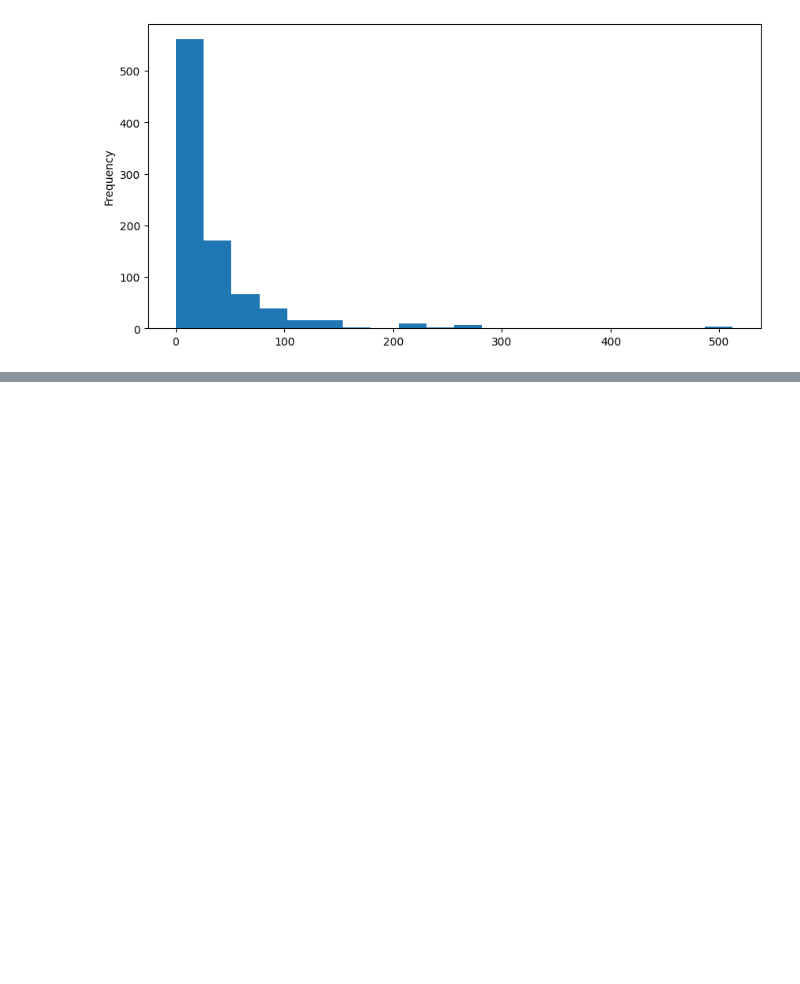
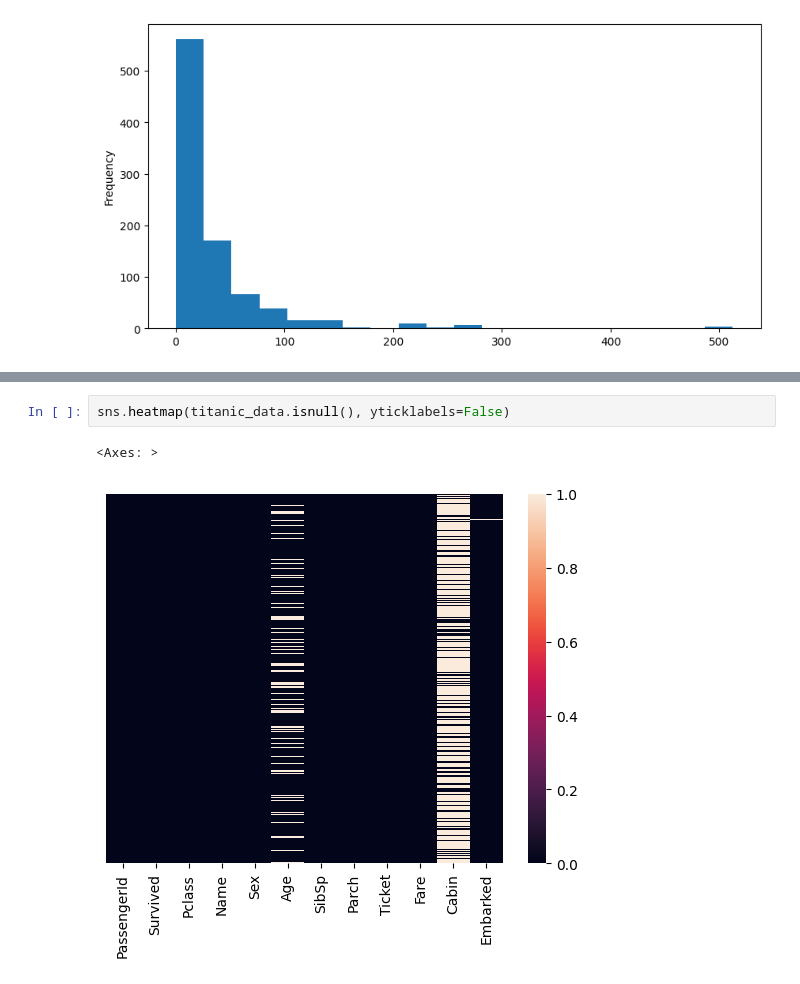
Before and after one commit to tusharx0809/machine-learning, a Jupyter notebook: logistic-regression.ipynb, the cells around one changed output, grey strips where cells are left out. Cells and saved outputs as stored; diff of their text form; blank space fills up the shorter version.

```diff
--- a/logistic-regression.ipynb
+++ b/logistic-regression.ipynb
@@ -53,0 +93,5 @@ titanic_data['Fare'].plot.hist(bins=20, figsize=(10,5))
+# %%
+sns.heatmap(titanic_data.isnull(), yticklabels=False)
+# %% [output]
+<Axes: >
+[figure, added]
```
Also changed, not shown: parts of 4 cells of this notebook.
